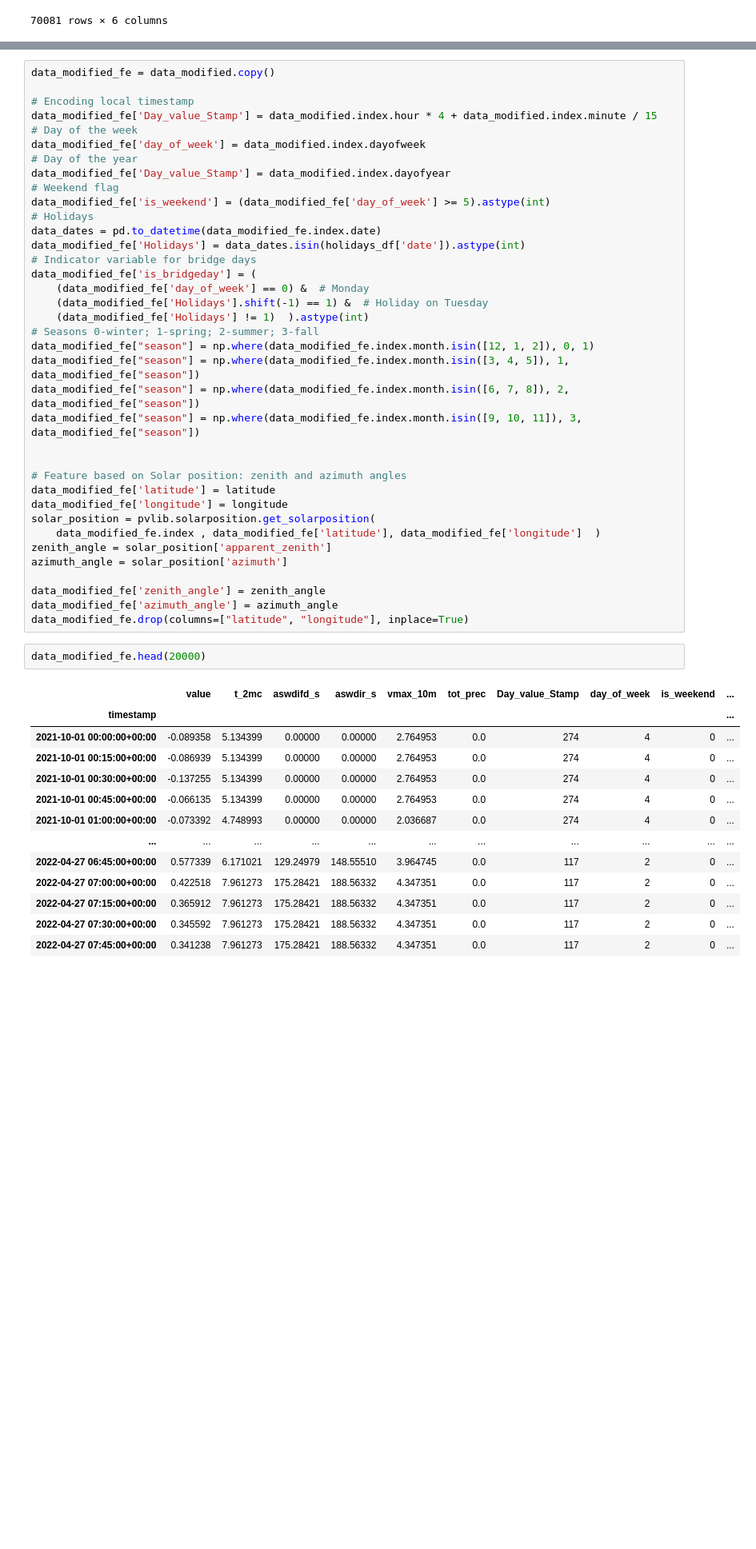
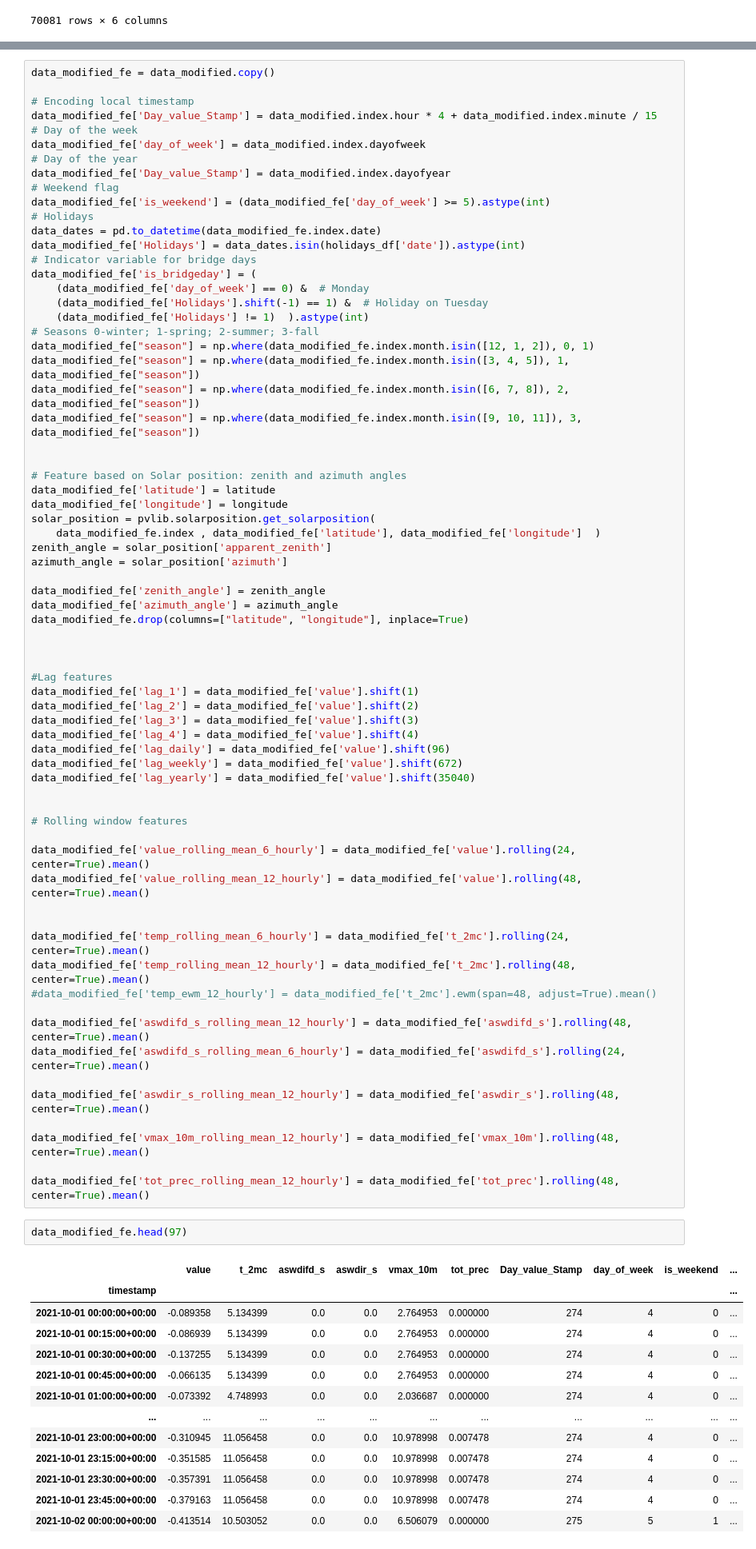
Before and after one commit to munam2244/Improving_Accuracy_of_Energy_Timeseries_Forecasts_EnBW_Datalab, a Jupyter notebook: Feature Engineering.ipynb, the cells around one changed output, grey strips where cells are left out. Shown at 80% size. Saved outputs shown, nothing was run; the diff lists cells and outputs as text; blank space fills up the shorter version.

```diff
--- a/Feature Engineering.ipynb
+++ b/Feature Engineering.ipynb
@@ -119,19 +119,50 @@ azimuth_angle = solar_position['azimuth']
 data_modified_fe['zenith_angle'] = zenith_angle
 data_modified_fe['azimuth_angle'] = azimuth_angle
 data_modified_fe.drop(columns=["latitude", "longitude"], inplace=True)
+
+
+
+#Lag features
+data_modified_fe['lag_1'] = data_modified_fe['value'].shift(1)
+data_modified_fe['lag_2'] = data_modified_fe['value'].shift(2)
+data_modified_fe['lag_3'] = data_modified_fe['value'].shift(3)
+data_modified_fe['lag_4'] = data_modified_fe['value'].shift(4)
+data_modified_fe['lag_daily'] = data_modified_fe['value'].shift(96)
+data_modified_fe['lag_weekly'] = data_modified_fe['value'].shift(672)
+data_modified_fe['lag_yearly'] = data_modified_fe['value'].shift(35040)
+
+
+# Rolling window features
+
+data_modified_fe['value_rolling_mean_6_hourly'] = data_modified_fe['value'].rolling(24, center=True).mean()
+data_modified_fe['value_rolling_mean_12_hourly'] = data_modified_fe['value'].rolling(48, center=True).mean()
+
+
+data_modified_fe['temp_rolling_mean_6_hourly'] = data_modified_fe['t_2mc'].rolling(24, center=True).mean()
+data_modified_fe['temp_rolling_mean_12_hourly'] = data_modified_fe['t_2mc'].rolling(48, center=True).mean()
+#data_modified_fe['temp_ewm_12_hourly'] = data_modified_fe['t_2mc'].ewm(span=48, adjust=True).mean()
+
+data_modified_fe['aswdifd_s_rolling_mean_12_hourly'] = data_modified_fe['aswdifd_s'].rolling(48, center=True).mean()
+data_modified_fe['aswdifd_s_rolling_mean_6_hourly'] = data_modified_fe['aswdifd_s'].rolling(24, center=True).mean()
+
+data_modified_fe['aswdir_s_rolling_mean_12_hourly'] = data_modified_fe['aswdir_s'].rolling(48, center=True).mean()
+
+data_modified_fe['vmax_10m_rolling_mean_12_hourly'] = data_modified_fe['vmax_10m'].rolling(48, center=True).mean()
+
+data_modified_fe['tot_prec_rolling_mean_12_hourly'] = data_modified_fe['tot_prec'].rolling(48, center=True).mean()
 # %%
-data_modified_fe.head(20000)
+data_modified_fe.head(97)
 # %% [output]
 |  | value | t_2mc | aswdifd_s | aswdir_s | vmax_10m | tot_prec | Day_value_Stamp | day_of_week | is_weekend | ... |
 | timestamp |  |  |  |  |  |  |  |  |  | ... |
-| 2021-10-01 00:00:00+00:00 | -0.089358 | 5.134399 | 0.00000 | 0.00000 | 2.764953 | 0.0 | 274 | 4 | 0 | ... |
-| 2021-10-01 00:15:00+00:00 | -0.086939 | 5.134399 | 0.00000 | 0.00000 | 2.764953 | 0.0 | 274 | 4 | 0 | ... |
-| 2021-10-01 00:30:00+00:00 | -0.137255 | 5.134399 | 0.00000 | 0.00000 | 2.764953 | 0.0 | 274 | 4 | 0 | ... |
-| 2021-10-01 00:45:00+00:00 | -0.066135 | 5.134399 | 0.00000 | 0.00000 | 2.764953 | 0.0 | 274 | 4 | 0 | ... |
-| 2021-10-01 01:00:00+00:00 | -0.073392 | 4.748993 | 0.00000 | 0.00000 | 2.036687 | 0.0 | 274 | 4 | 0 | ... |
+| 2021-10-01 00:00:00+00:00 | -0.089358 | 5.134399 | 0.0 | 0.0 | 2.764953 | 0.000000 | 274 | 4 | 0 | ... |
+| 2021-10-01 00:15:00+00:00 | -0.086939 | 5.134399 | 0.0 | 0.0 | 2.764953 | 0.000000 | 274 | 4 | 0 | ... |
+| 2021-10-01 00:30:00+00:00 | -0.137255 | 5.134399 | 0.0 | 0.0 | 2.764953 | 0.000000 | 274 | 4 | 0 | ... |
+| 2021-10-01 00:45:00+00:00 | -0.066135 | 5.134399 | 0.0 | 0.0 | 2.764953 | 0.000000 | 274 | 4 | 0 | ... |
+| 2021-10-01 01:00:00+00:00 | -0.073392 | 4.748993 | 0.0 | 0.0 | 2.036687 | 0.000000 | 274 | 4 | 0 | ... |
 | ... | ... | ... | ... | ... | ... | ... | ... | ... | ... | ... |
-| 2022-04-27 06:45:00+00:00 | 0.577339 | 6.171021 | 129.24979 | 148.55510 | 3.964745 | 0.0 | 117 | 2 | 0 | ... |
-| 2022-04-27 07:00:00+00:00 | 0.422518 | 7.961273 | 175.28421 | 188.56332 | 4.347351 | 0.0 | 117 | 2 | 0 | ... |
-| 2022-04-27 07:15:00+00:00 | 0.365912 | 7.961273 | 175.28421 | 188.56332 | 4.347351 | 0.0 | 117 | 2 | 0 | ... |
-| 2022-04-27 07:30:00+00:00 | 0.345592 | 7.961273 | 175.28421 | 188.56332 | 4.347351 | 0.0 | 117 | 2 | 0 | ... |
-| 2022-04-27 07:45:00+00:00 | 0.341238 | 7.961273 | 175.28421 | 188.56332 | 4.347351 | 0.0 | 117 | 2 | 0 | ... |
+| 2021-10-01 23:00:00+00:00 | -0.310945 | 11.056458 | 0.0 | 0.0 | 10.978998 | 0.007478 | 274 | 4 | 0 | ... |
+| 2021-10-01 23:15:00+00:00 | -0.351585 | 11.056458 | 0.0 | 0.0 | 10.978998 | 0.007478 | 274 | 4 | 0 | ... |
+| 2021-10-01 23:30:00+00:00 | -0.357391 | 11.056458 | 0.0 | 0.0 | 10.978998 | 0.007478 | 274 | 4 | 0 | ... |
+| 2021-10-01 23:45:00+00:00 | -0.379163 | 11.056458 | 0.0 | 0.0 | 10.978998 | 0.007478 | 274 | 4 | 0 | ... |
+| 2021-10-02 00:00:00+00:00 | -0.413514 | 10.503052 | 0.0 | 0.0 | 6.506079 | 0.000000 | 275 | 5 | 1 | ... |
```
Also changed, not shown: parts of 8 cells of this notebook.
